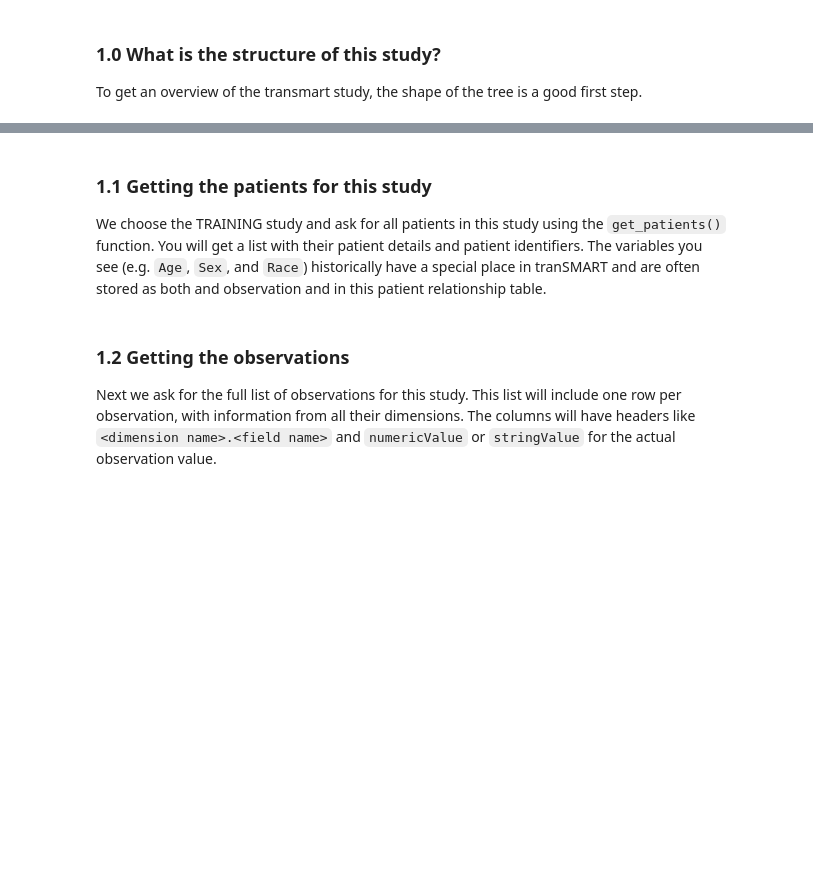
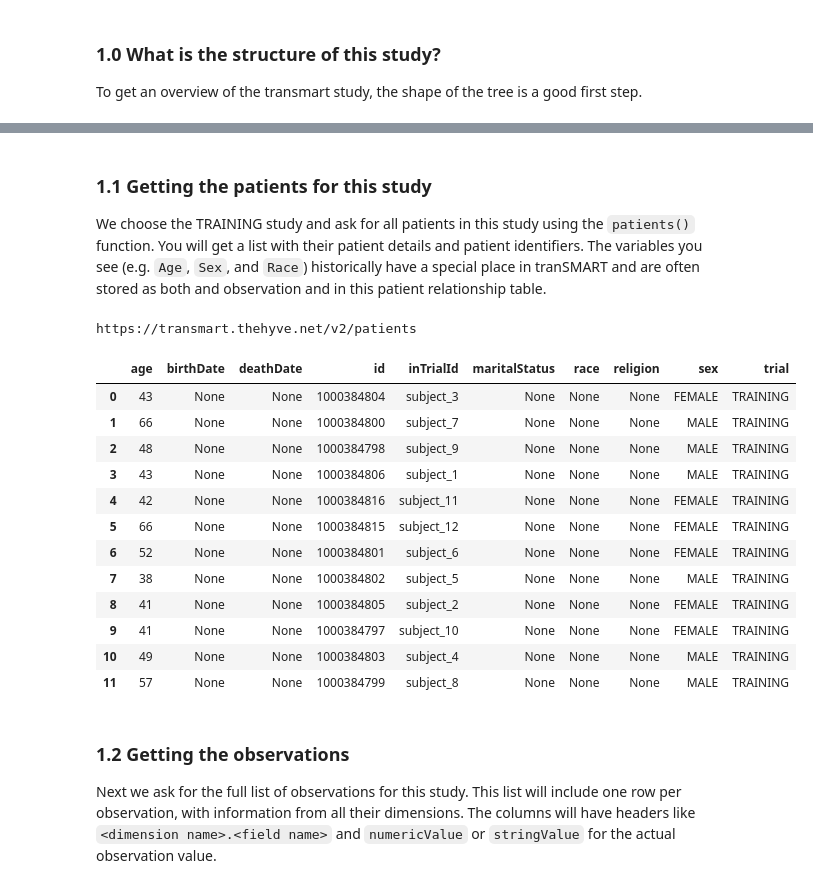
Before and after one commit to thehyve/transmart-tutorials, a Jupyter notebook: Exercise 1 - tranSMART Python client.ipynb, the cells around one changed output, grey strips where cells are left out. Drawn from its saved outputs; the diff is of its cells as text; code cells hidden in the pictures; blank space fills up the shorter version.

```diff
--- a/Exercise 1 - tranSMART Python client.ipynb
+++ b/Exercise 1 - tranSMART Python client.ipynb
@@ -65,3 +108,3 @@ tree
 # %% [markdown]
 ### 1.1 Getting the patients for this study
-We choose the TRAINING study and ask for all patients in this study using the `get_patients()` function. You will get a list with their patient details and patient identifiers. The variables you see (e.g. `Age`, `Sex`, and `Race`) historically have a special place in tranSMART and are often stored as both and observation and in this patient relationship table.
+We choose the TRAINING study and ask for all patients in this study using the `patients()` function. You will get a list with their patient details and patient identifiers. The variables you see (e.g. `Age`, `Sex`, and `Race`) historically have a special place in tranSMART and are often stored as both and observation and in this patient relationship table.
@@ -71,3 +111,21 @@ patients
+# %%
+patients = api.patients(constraint=c)
+patients.dataframe
+# %% [output]
+https://transmart.thehyve.net/v2/patients
+|  | age | birthDate | deathDate | id | inTrialId | maritalStatus | race | religion | sex | trial |
+| 0 | 43 | None | None | 1000384804 | subject_3 | None | None | None | FEMALE | TRAINING |
+| 1 | 66 | None | None | 1000384800 | subject_7 | None | None | None | MALE | TRAINING |
+| 2 | 48 | None | None | 1000384798 | subject_9 | None | None | None | MALE | TRAINING |
+| 3 | 43 | None | None | 1000384806 | subject_1 | None | None | None | MALE | TRAINING |
+| 4 | 42 | None | None | 1000384816 | subject_11 | None | None | None | FEMALE | TRAINING |
+| 5 | 66 | None | None | 1000384815 | subject_12 | None | None | None | FEMALE | TRAINING |
+| 6 | 52 | None | None | 1000384801 | subject_6 | None | None | None | FEMALE | TRAINING |
+| 7 | 38 | None | None | 1000384802 | subject_5 | None | None | None | MALE | TRAINING |
+| 8 | 41 | None | None | 1000384805 | subject_2 | None | None | None | FEMALE | TRAINING |
+| 9 | 41 | None | None | 1000384797 | subject_10 | None | None | None | FEMALE | TRAINING |
+| 10 | 49 | None | None | 1000384803 | subject_4 | None | None | None | MALE | TRAINING |
+| 11 | 57 | None | None | 1000384799 | subject_8 | None | None | None | MALE | TRAINING |
 # %% [markdown]
 ### 1.2 Getting the observations
 
```
Also changed, not shown: parts of 28 cells of this notebook.
